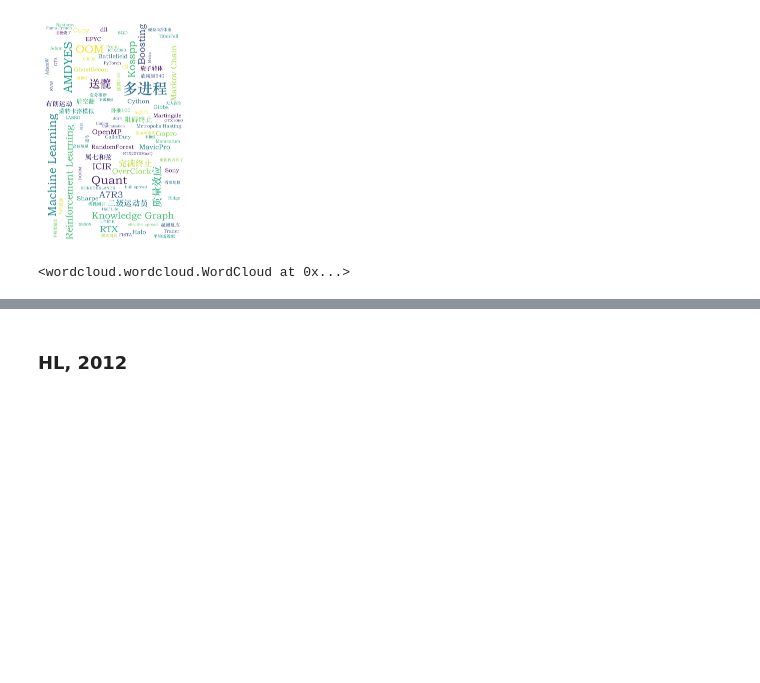
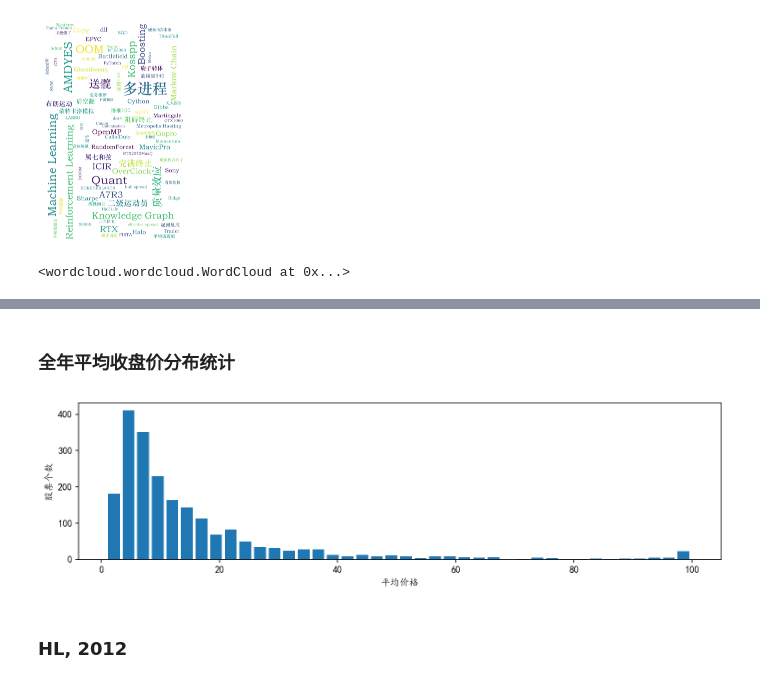
Before and after one commit to GYMS-PKU/Low-Frequency-Spread-Estimator, a Jupyter notebook: notebook/test_20220130.ipynb, the cells around one changed output, grey strips where cells are left out. Cells and saved outputs as stored; diff of their text form; code cells hidden in the pictures; blank space fills up the shorter version.

```diff
--- a/notebook/test_20220130.ipynb
+++ b/notebook/test_20220130.ipynb
@@ -91,6 +95,21 @@ def get_xy(x,y,univ):
         xx.append(x[i:i+1, se].T)
         yy.append(y[i,se])
     return np.vstack(xx), np.hstack(yy)
+# %% [markdown]
+### 全年平均收盘价分布统计
+# %%
+plt.rcParams['font.sans-serif']=['KaiTi']
+plt.rcParams['axes.unicode_minus'] = False
+# %%
+plt.figure(figsize=(12,3), dpi=150)
+x = np.nanmean(se.data.data_dic['close'], axis=0)
+x[x>100] = 100
+plt.hist(x, bins=40, width=2)
+plt.xlabel('平均价格')
+plt.ylabel('股票个数')
+plt.show()
+# %% [output]
+[figure, added]
 # %% [markdown]
 ### HL, 2012
 # %%
```
Also changed, not shown: parts of 20 cells of this notebook, 5 other files.
